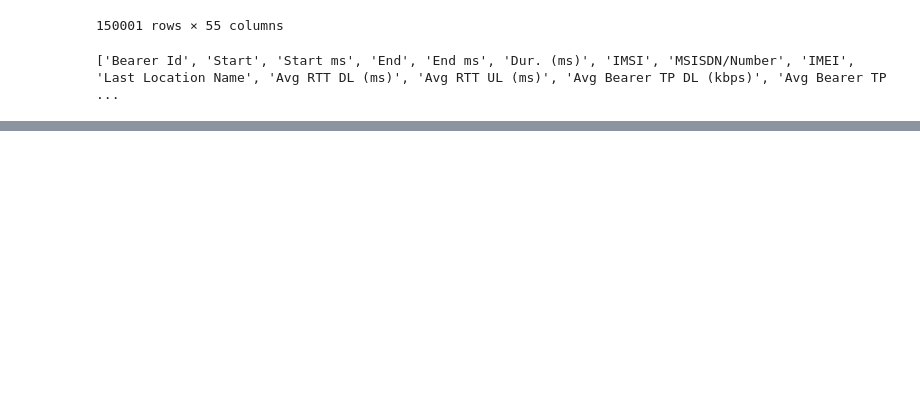
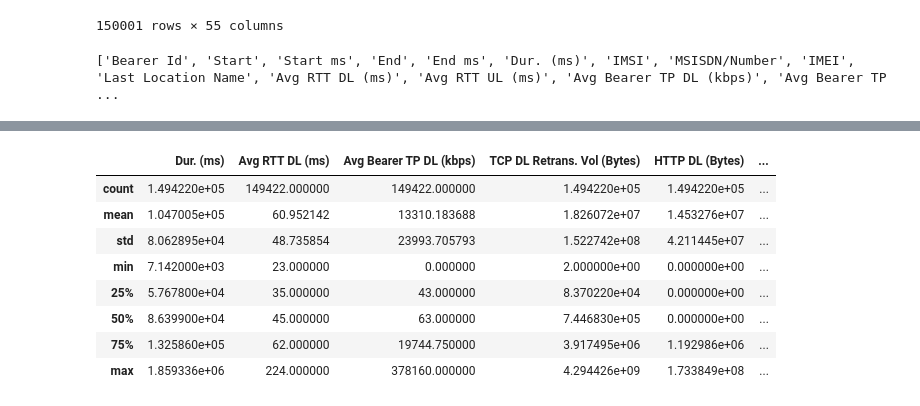
Before and after one commit to Begizew2112/kifiyaAIMweek-2, a Jupyter notebook: notebooks/postgres_load.ipynb, the cells around one changed output, grey strips where cells are left out. Cells and saved outputs as stored; diff of their text form; code cells hidden in the pictures; blank space fills up the shorter version.

```diff
--- a/notebooks/postgres_load.ipynb
+++ b/notebooks/postgres_load.ipynb
@@ -161 +212,19 @@ df_cleaned.describe()
 | max | 1.859336e+06 | 96923.000000 | 378160.000000 | 4.294426e+09 | 7.253064e+10 | ... |
+# %%
+import numpy as np
+
+# Define the columns to check
+columns_to_check = [
+    'Avg RTT DL (ms)', 'HTTP DL (Bytes)', 'HTTP UL (Bytes)',
+    'Social Media DL (Bytes)', 'Youtube DL (Bytes)', 'Netflix DL (Bytes)'
+]
+
+# Cap values above the 95th percentile and floor values below the 5th percentile
+for column in columns_to_check:
+    # Compute the 95th and 5th percentiles
+    upper_bound = df_cleaned[column].quantile(0.95)
+    lower_bound = df_cleaned[column].quantile(0.05)
+
+    # Cap and floor the values
+    df_cleaned[column] = np.where(df_cleaned[column] > upper_bound, upper_bound, df_cleaned[column])
+    df_cleaned[column] = np.where(df_cleaned[column] < lower_bound, lower_bound, df_cleaned[column])
@@ -161,0 +271,12 @@ df_cleaned.describe()
+# %%
+df_cleaned.describe()
+# %% [output]
+|  | Dur. (ms) | Avg RTT DL (ms) | Avg Bearer TP DL (kbps) | TCP DL Retrans. Vol (Bytes) | HTTP DL (Bytes) | ... |
+| count | 1.494220e+05 | 149422.000000 | 149422.000000 | 1.494220e+05 | 1.494220e+05 | ... |
+| mean | 1.047005e+05 | 60.952142 | 13310.183688 | 1.826072e+07 | 1.453276e+07 | ... |
+| std | 8.062895e+04 | 48.735854 | 23993.705793 | 1.522742e+08 | 4.211445e+07 | ... |
+| min | 7.142000e+03 | 23.000000 | 0.000000 | 2.000000e+00 | 0.000000e+00 | ... |
+| 25% | 5.767800e+04 | 35.000000 | 43.000000 | 8.370220e+04 | 0.000000e+00 | ... |
+| 50% | 8.639900e+04 | 45.000000 | 63.000000 | 7.446830e+05 | 0.000000e+00 | ... |
+| 75% | 1.325860e+05 | 62.000000 | 19744.750000 | 3.917495e+06 | 1.192986e+06 | ... |
+| max | 1.859336e+06 | 224.000000 | 378160.000000 | 4.294426e+09 | 1.733849e+08 | ... |
```
Also changed, not shown: parts of 20 cells of this notebook.
